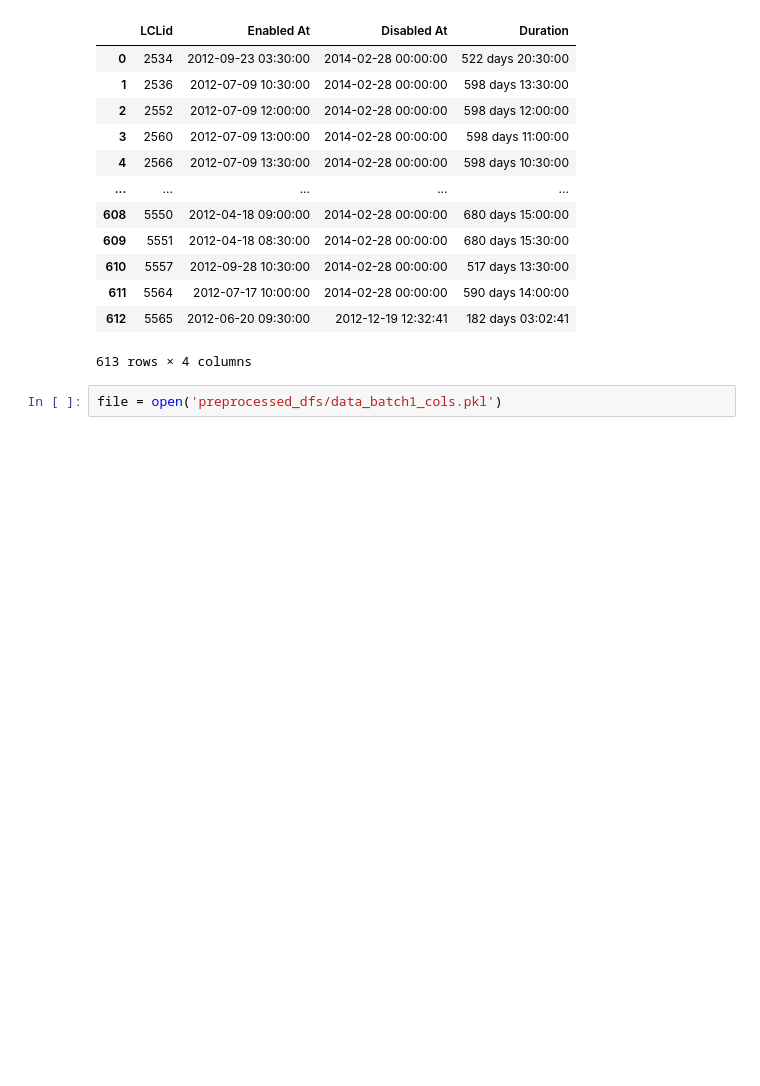
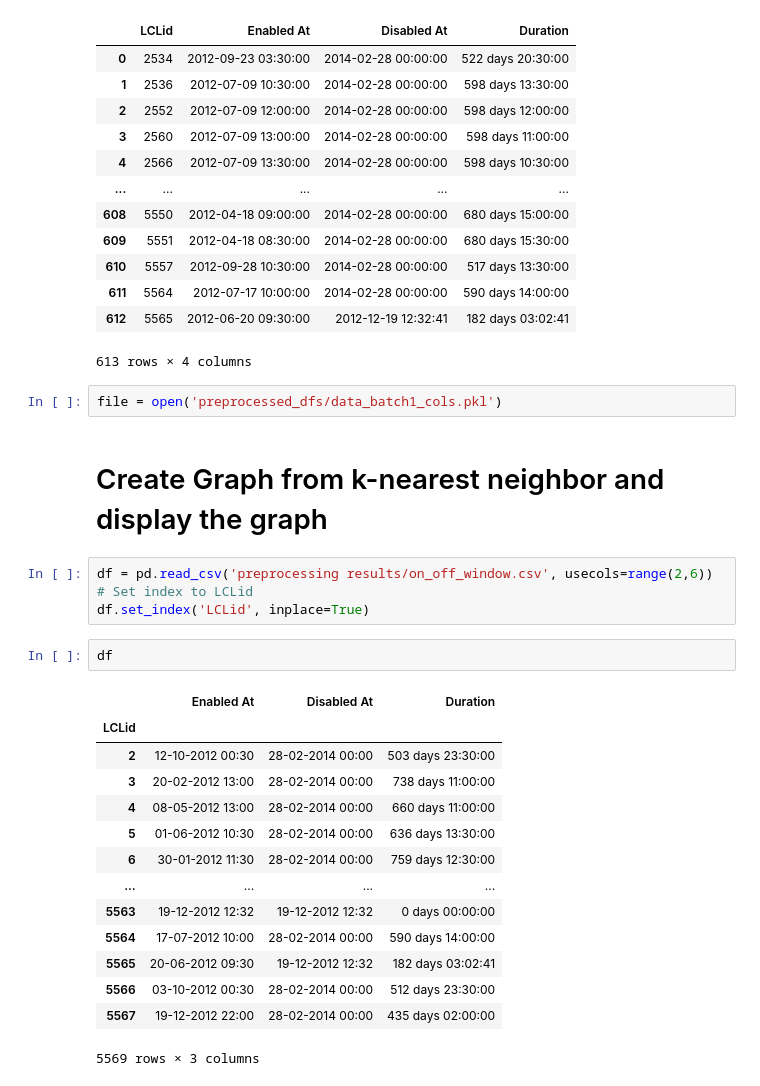
Before and after one commit to spetznick/ml4gd-project-group-3, a Jupyter notebook: missing_data_stats.ipynb, the cells around one changed output. Saved outputs shown, nothing was run; the diff lists cells and outputs as text; blank space fills up the shorter version.

```diff
--- a/missing_data_stats.ipynb
+++ b/missing_data_stats.ipynb
@@ -186,5 +196,26 @@ df_b4
 613 rows × 4 columns
 # %%
 file = open('preprocessed_dfs/data_batch1_cols.pkl')
-# %% [markdown]
-####
+# %% [markdown]
+# Create Graph from k-nearest neighbor and display the graph
+# %%
+df = pd.read_csv('preprocessing results/on_off_window.csv', usecols=range(2,6))
+# Set index to LCLid
+df.set_index('LCLid', inplace=True)
+# %%
+df
+# %% [output]
+|  | Enabled At | Disabled At | Duration |
+| LCLid |  |  |  |
+| 2 | 12-10-2012 00:30 | 28-02-2014 00:00 | 503 days 23:30:00 |
+| 3 | 20-02-2012 13:00 | 28-02-2014 00:00 | 738 days 11:00:00 |
+| 4 | 08-05-2012 13:00 | 28-02-2014 00:00 | 660 days 11:00:00 |
+| 5 | 01-06-2012 10:30 | 28-02-2014 00:00 | 636 days 13:30:00 |
+| 6 | 30-01-2012 11:30 | 28-02-2014 00:00 | 759 days 12:30:00 |
+| ... | ... | ... | ... |
+| 5563 | 19-12-2012 12:32 | 19-12-2012 12:32 | 0 days 00:00:00 |
+| 5564 | 17-07-2012 10:00 | 28-02-2014 00:00 | 590 days 14:00:00 |
+| 5565 | 20-06-2012 09:30 | 19-12-2012 12:32 | 182 days 03:02:41 |
+| 5566 | 03-10-2012 00:30 | 28-02-2014 00:00 | 512 days 23:30:00 |
+| 5567 | 19-12-2012 22:00 | 28-02-2014 00:00 | 435 days 02:00:00 |
+5569 rows × 3 columns
```
Also changed, not shown: parts of 11 cells of this notebook.
